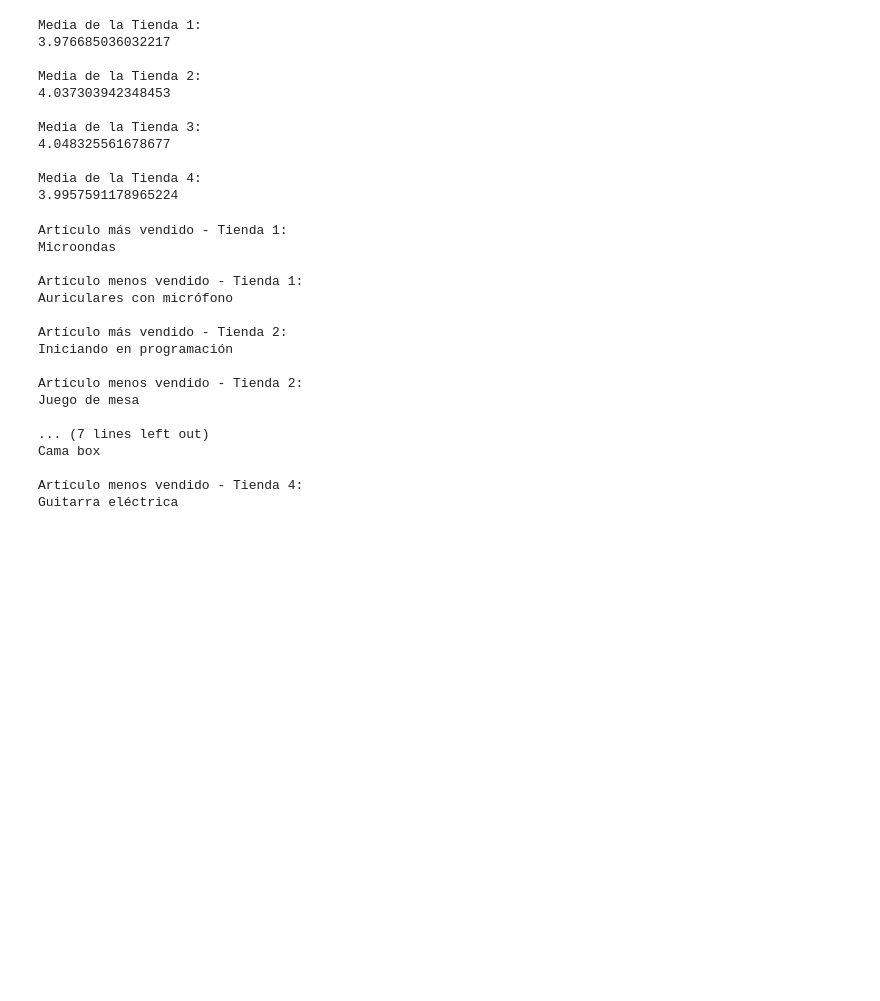
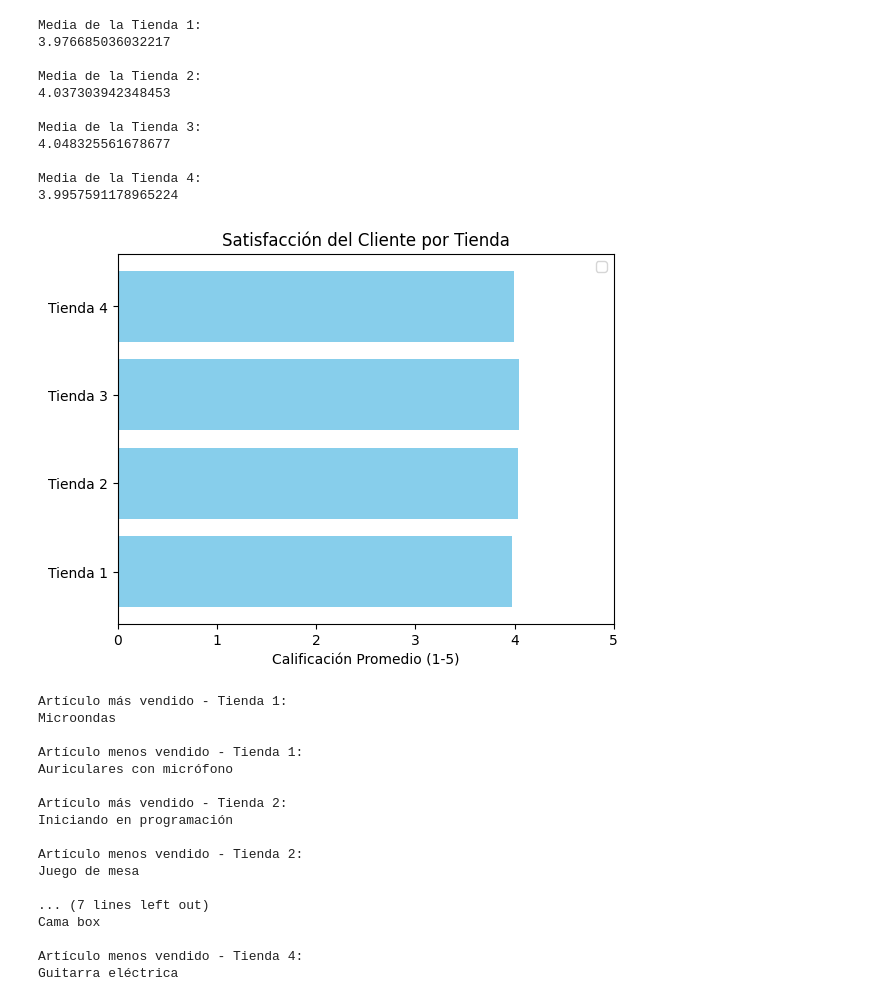
Before and after one commit to fabrizzio2901/Practicando-Python, a Jupyter notebook: challenge.ipynb, the cells around one changed output. Drawn from its saved outputs; the diff is of its cells as text; code cells hidden in the pictures; blank space fills up the shorter version.

```diff
--- a/challenge.ipynb
+++ b/challenge.ipynb
@@ -98,6 +123,18 @@ Media de la Tienda 3:
 
 Media de la Tienda 4:
 3.9957591178965224
+# %%
+medias = [media_calificacion, media_calificacion2, media_calificacion3, media_calificacion4]
+
+plt.barh(tiendas, medias, color='skyblue')
+plt.xlabel('Calificación Promedio (1-5)')
+plt.title('Satisfacción del Cliente por Tienda')
+plt.xlim(0, 5) # La escala de estrellas es hasta 5
+plt.legend()
+plt.savefig('3_satisfaccion_cliente.png')
+plt.show()
+# %% [output]
+[figure, added]
 # %%
 articulo_mas_vendido = tienda['Producto'].value_counts().idxmax()
 print("Artículo más vendido - Tienda 1:")
```
Also changed, not shown: parts of 3 cells of this notebook.
